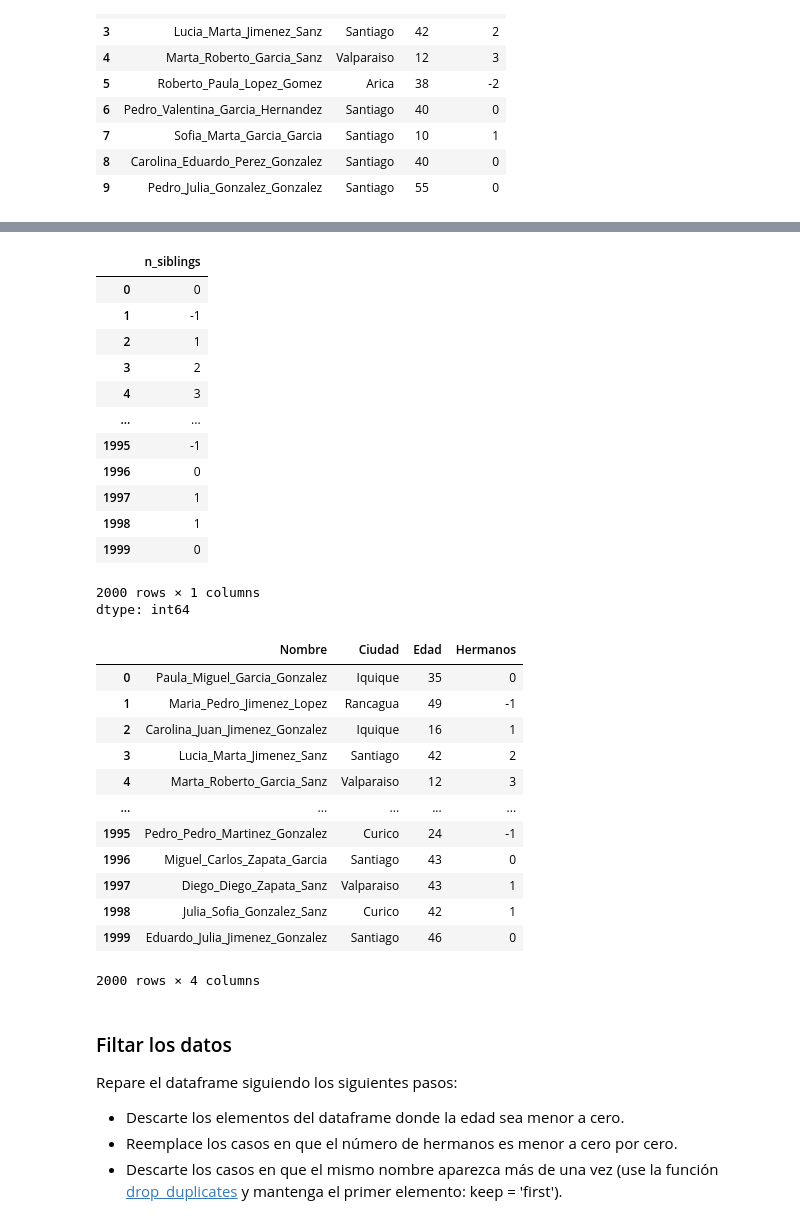
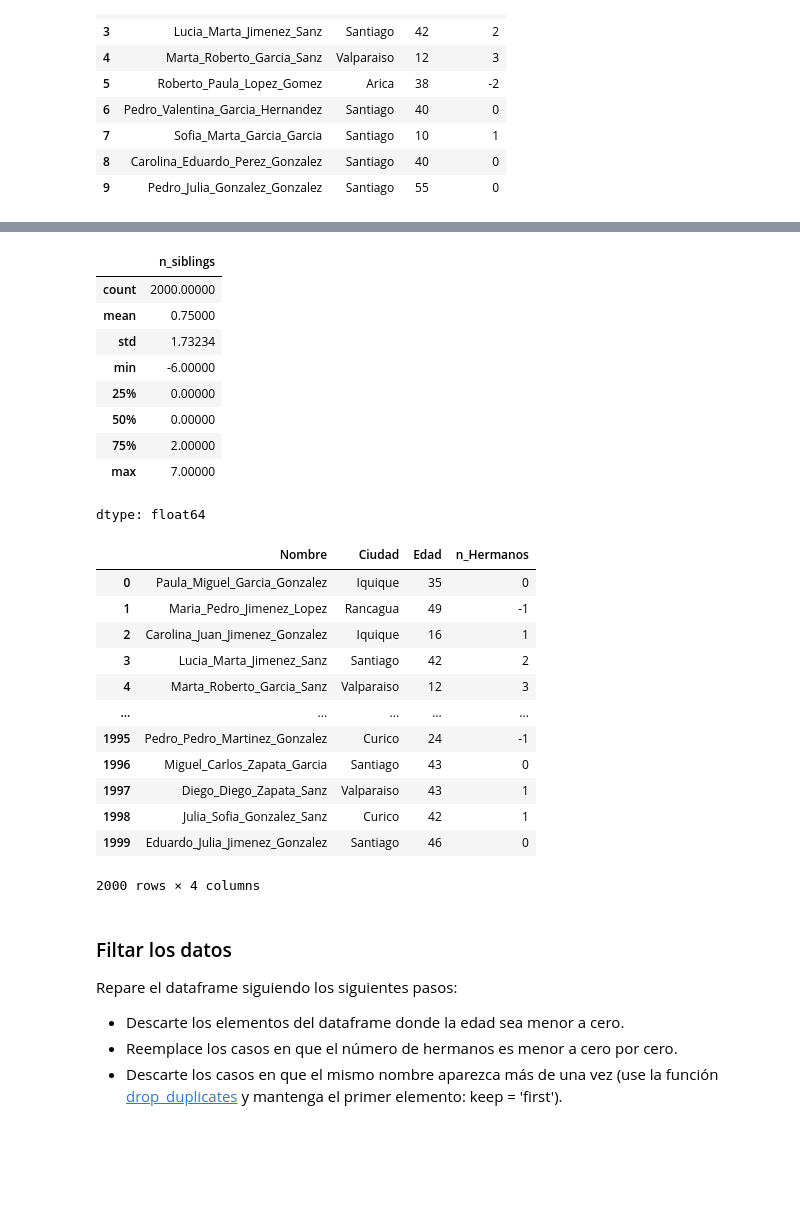
Before and after one commit to Morales-Andres/Tarea-1, a Jupyter notebook: Tarea_1.ipynb, the cells around one changed output, grey strips where cells are left out. Drawn from its saved outputs; the diff is of its cells as text; code cells hidden in the pictures; blank space fills up the shorter version.

```diff
--- a/Tarea_1.ipynb
+++ b/Tarea_1.ipynb
@@ -279,30 +262,27 @@ dtype: int64
 # %%
 df_censo_hermanos = df_censo['n_siblings']
 df_censo_hermanos
+df_censo_hermanos.describe()
 # %% [output]
 |  | n_siblings |
-| 0 | 0 |
-| 1 | -1 |
-| 2 | 1 |
-| 3 | 2 |
-| 4 | 3 |
-| ... | ... |
-| 1995 | -1 |
-| 1996 | 0 |
-| 1997 | 1 |
-| 1998 | 1 |
-| 1999 | 0 |
+| count | 2000.00000 |
+| mean | 0.75000 |
+| std | 1.73234 |
+| min | -6.00000 |
+| 25% | 0.00000 |
+| 50% | 0.00000 |
+| 75% | 2.00000 |
+| max | 7.00000 |
-2000 rows × 1 columns
-dtype: int64
+dtype: float64
 # %%
 df_censo = df_censo.rename(index=str, columns={'name':'Nombre',
                                                 'city':'Ciudad',
                                                 'age':'Edad',
-                                               'n_siblings':'Hermanos'
+                                               'n_siblings':'n_Hermanos'
                                                 })
 df_censo
 # %% [output]
-|  | Nombre | Ciudad | Edad | Hermanos |
+|  | Nombre | Ciudad | Edad | n_Hermanos |
 | 0 | Paula_Miguel_Garcia_Gonzalez | Iquique | 35 | 0 |
 | 1 | Maria_Pedro_Jimenez_Lopez | Rancagua | 49 | -1 |
 | 2 | Carolina_Juan_Jimenez_Gonzalez | Iquique | 16 | 1 |
```
Also changed, not shown: parts of 11 cells of this notebook.
